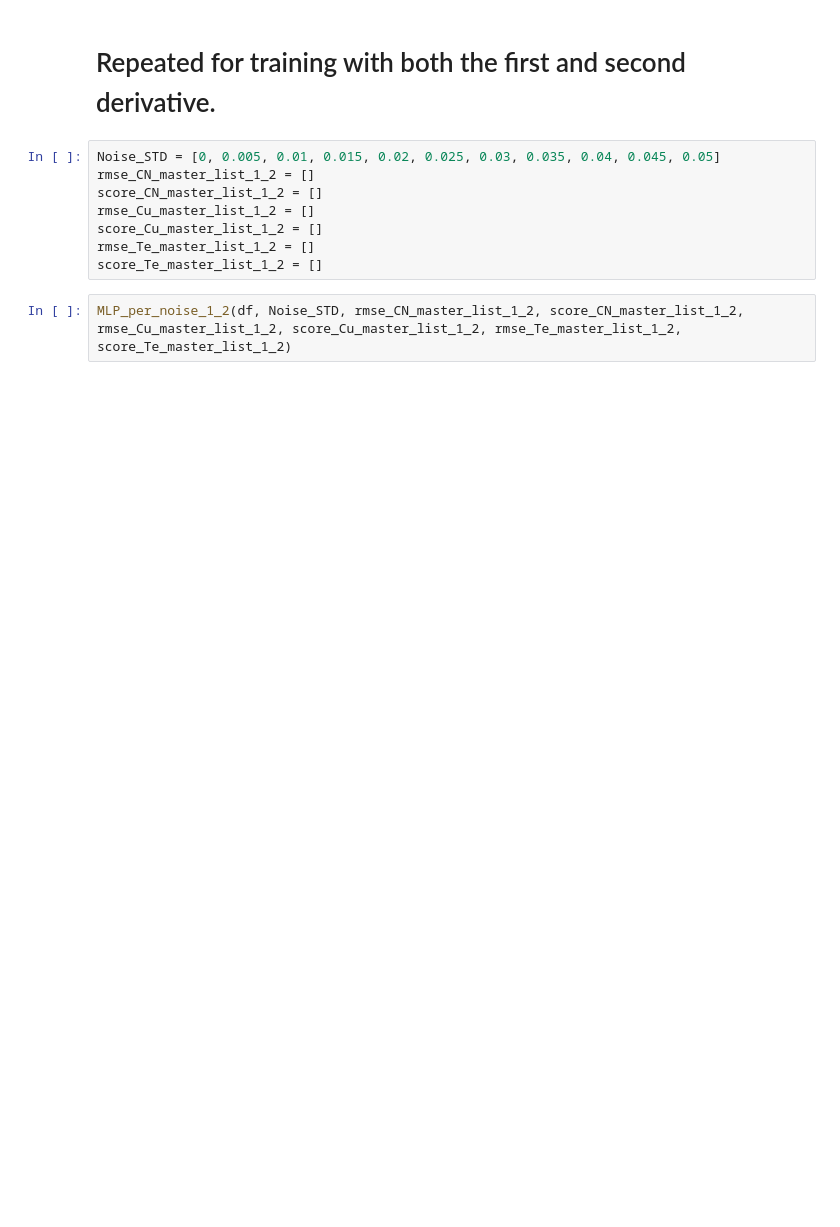
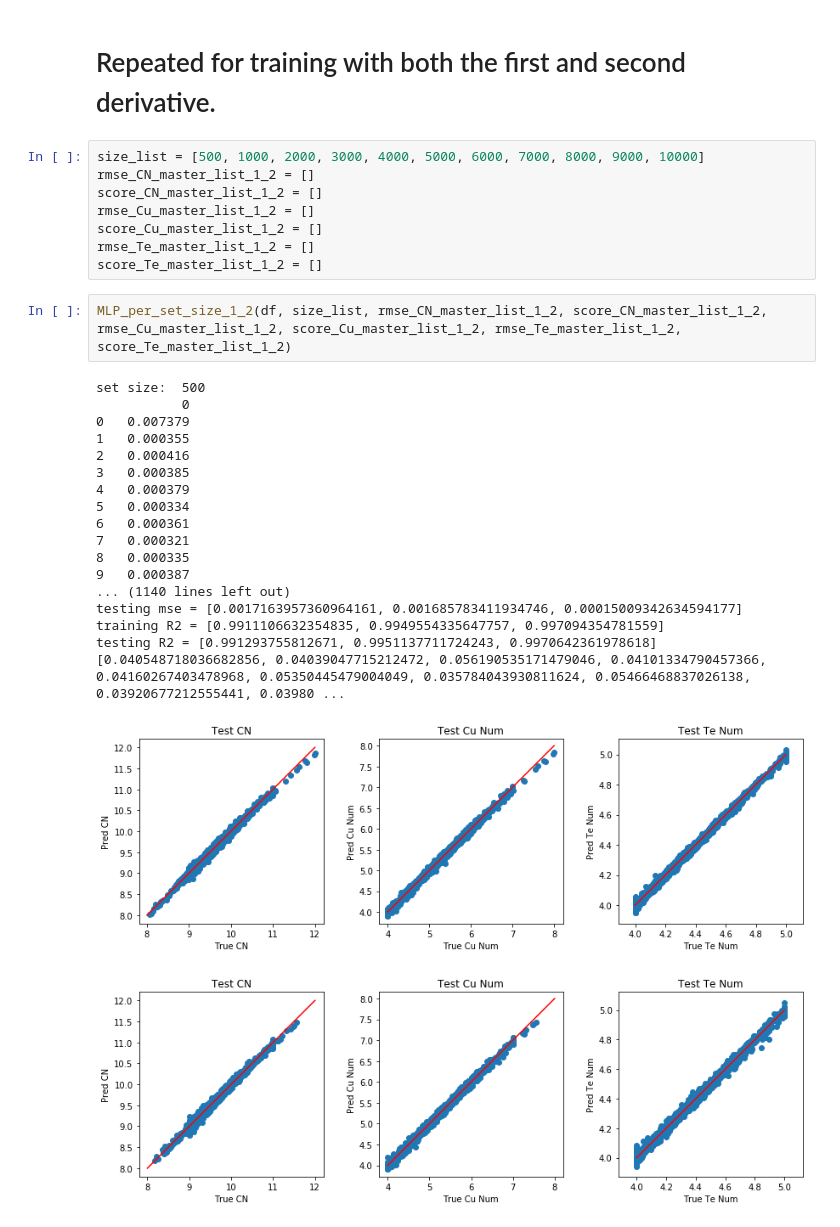
Before and after one commit to PredictXANES/XANES_Capstone, a Jupyter notebook: examples/MLPRegressor_lbfgs_0noise.ipynb, the cells around one changed output. Cells and saved outputs as stored; diff of their text form; blank space fills up the shorter version.

```diff
--- a/examples/MLPRegressor_lbfgs_0noise.ipynb
+++ b/examples/MLPRegressor_lbfgs_0noise.ipynb
@@ -229,12 +292,32 @@ MLP_per_noise_1(df, Noise_STD, rmse_CN_master_list_1, score_CN_master_list_1, rm
 # %% [markdown]
 # Repeated for training with both the first and second derivative.
-# %%
-Noise_STD = [0, 0.005, 0.01, 0.015, 0.02, 0.025, 0.03, 0.035, 0.04, 0.045, 0.05]
-rmse_CN_master_list_1_2 = []
-score_CN_master_list_1_2 = []
-rmse_Cu_master_list_1_2 = []
-score_Cu_master_list_1_2 = []
-rmse_Te_master_list_1_2 = []
-score_Te_master_list_1_2 = []
+# %%
+size_list = [500, 1000, 2000, 3000, 4000, 5000, 6000, 7000, 8000, 9000, 10000]
+rmse_CN_master_list_1_2 = []
+score_CN_master_list_1_2 = []
+rmse_Cu_master_list_1_2 = []
+score_Cu_master_list_1_2 = []
+rmse_Te_master_list_1_2 = []
+score_Te_master_list_1_2 = []
 # %%
-MLP_per_noise_1_2(df, Noise_STD, rmse_CN_master_list_1_2, score_CN_master_list_1_2, rmse_Cu_master_list_1_2, score_Cu_master_list_1_2, rmse_Te_master_list_1_2, score_Te_master_list_1_2)
+MLP_per_set_size_1_2(df, size_list, rmse_CN_master_list_1_2, score_CN_master_list_1_2, rmse_Cu_master_list_1_2, score_Cu_master_list_1_2, rmse_Te_master_list_1_2, score_Te_master_list_1_2)
+# %% [output]
+set size:  500
+           0
+0   0.007379
+1   0.000355
+2   0.000416
+3   0.000385
+4   0.000379
+5   0.000334
+6   0.000361
+7   0.000321
+8   0.000335
+9   0.000387
+... (1140 lines left out)
+testing mse = [0.0017163957360964161, 0.001685783411934746, 0.00015009342634594177]
+training R2 = [0.9911106632354835, 0.9949554335647757, 0.997094354781559]
+testing R2 = [0.991293755812671, 0.9951137711724243, 0.9970642361978618]
+[0.040548718036682856, 0.04039047715212472, 0.056190535171479046, 0.04101334790457366, 0.04160267403478968, 0.05350445479004049, 0.035784043930811624, 0.05466468837026138, 0.03920677212555441, 0.03980 ...
+[figure, added]
+[figure, added]
```
Also changed, not shown: parts of 16 cells of this notebook.
